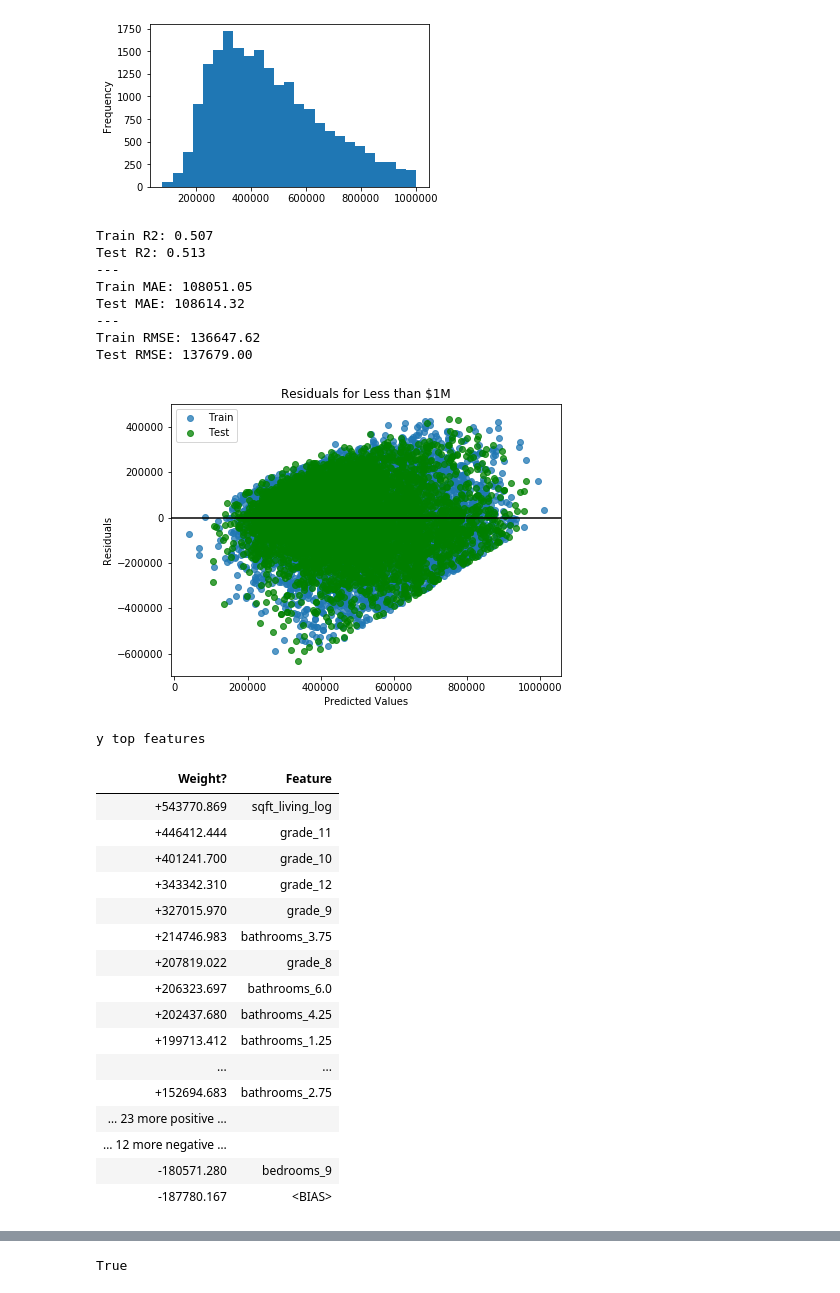
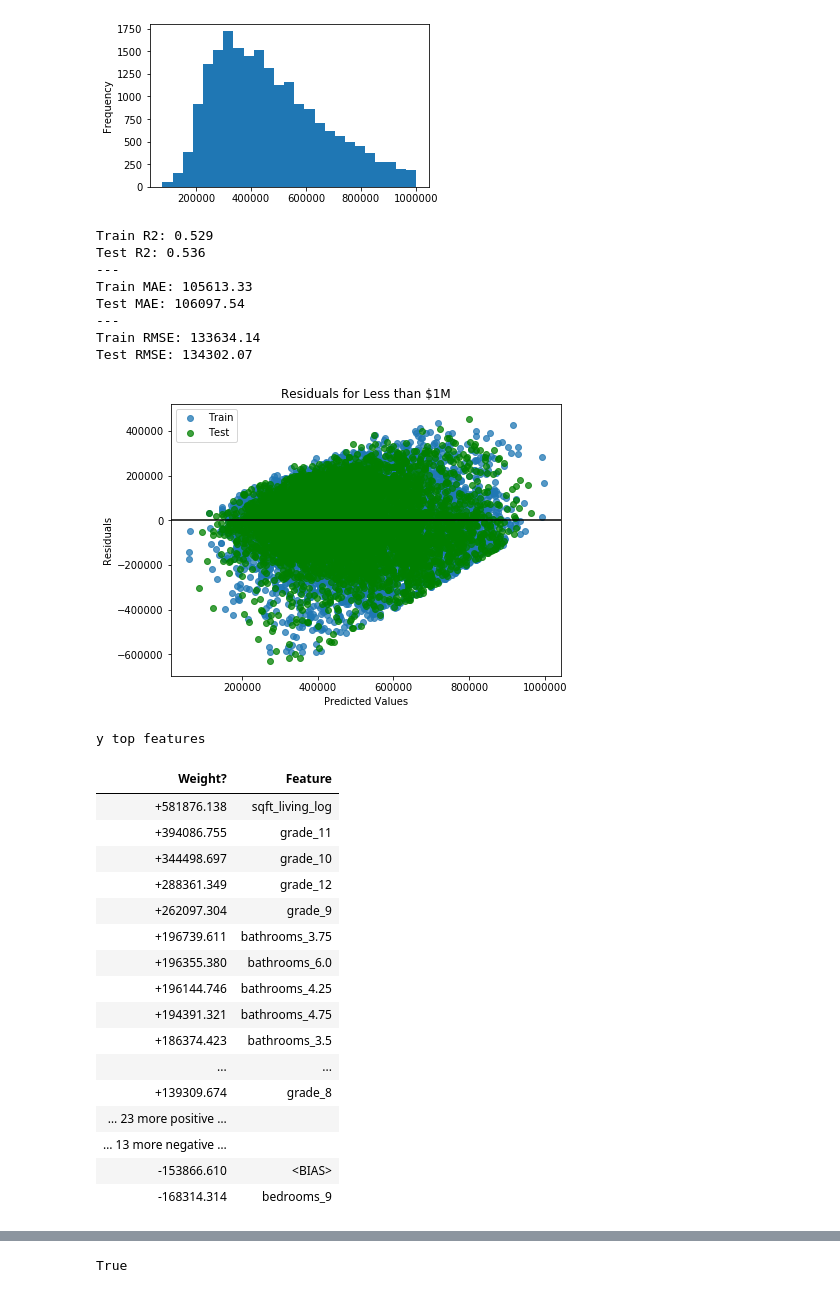
Before and after one commit to shawnjohnsamuel/dsc-phase-2-project, a Jupyter notebook: project-notebook.ipynb, the cells around one changed output, grey strips where cells are left out. Drawn from its saved outputs; the diff is of its cells as text; code cells hidden in the pictures.

```diff
--- a/project-notebook.ipynb
+++ b/project-notebook.ipynb
@@ -698,34 +719,34 @@ df1['price'].plot.hist(bins=25)
 # %%
 lr = LinearRegression() #instantiate fresh model
 continuous = ['sqft_living', 'age'] #define continuous variables
-categoricals = ['bedrooms','bathrooms','floors','condition','grade'] #define categorical variables
+categoricals = ['bedrooms','bathrooms','floors','condition','grade', 'in_seattle'] #define categorical variables
 model, X, y, X_train, y_train, y_train_pred, y_test_pred = sjs.model_analysis('Less than $1M', lr, df1, continuous, categoricals, log=True, OHE=True, scale=True)
 # %% [output]
-Train R2: 0.507
-Test R2: 0.513
+Train R2: 0.529
+Test R2: 0.536
 ---
-Train MAE: 108051.05
-Test MAE: 108614.32
+Train MAE: 105613.33
+Test MAE: 106097.54
 ---
-Train RMSE: 136647.62
-Test RMSE: 137679.00
+Train RMSE: 133634.14
+Test RMSE: 134302.07
-[figure, old version]
+[figure, new version]
 y top features
 | Weight? | Feature |
-| +543770.869 | sqft_living_log |
-| +446412.444 | grade_11 |
-| +401241.700 | grade_10 |
-| +343342.310 | grade_12 |
-| +327015.970 | grade_9 |
-| +214746.983 | bathrooms_3.75 |
-| +207819.022 | grade_8 |
-| +206323.697 | bathrooms_6.0 |
-| +202437.680 | bathrooms_4.25 |
-| +199713.412 | bathrooms_1.25 |
+| +581876.138 | sqft_living_log |
+| +394086.755 | grade_11 |
+| +344498.697 | grade_10 |
+| +288361.349 | grade_12 |
+| +262097.304 | grade_9 |
+| +196739.611 | bathrooms_3.75 |
+| +196355.380 | bathrooms_6.0 |
+| +196144.746 | bathrooms_4.25 |
+| +194391.321 | bathrooms_4.75 |
+| +186374.423 | bathrooms_3.5 |
 | ... | ... |
-| +152694.683 | bathrooms_2.75 |
+| +139309.674 | grade_8 |
 | … 23 more positive … |  |
-| … 12 more negative … |  |
-| -180571.280 | bedrooms_9 |
-| -187780.167 | <BIAS> |
+| … 13 more negative … |  |
+| -153866.610 | <BIAS> |
+| -168314.314 | bedrooms_9 |
 |  | Model Name | R2 | MAE | RMSE |
```
Also changed, not shown: parts of 33 cells of this notebook.
